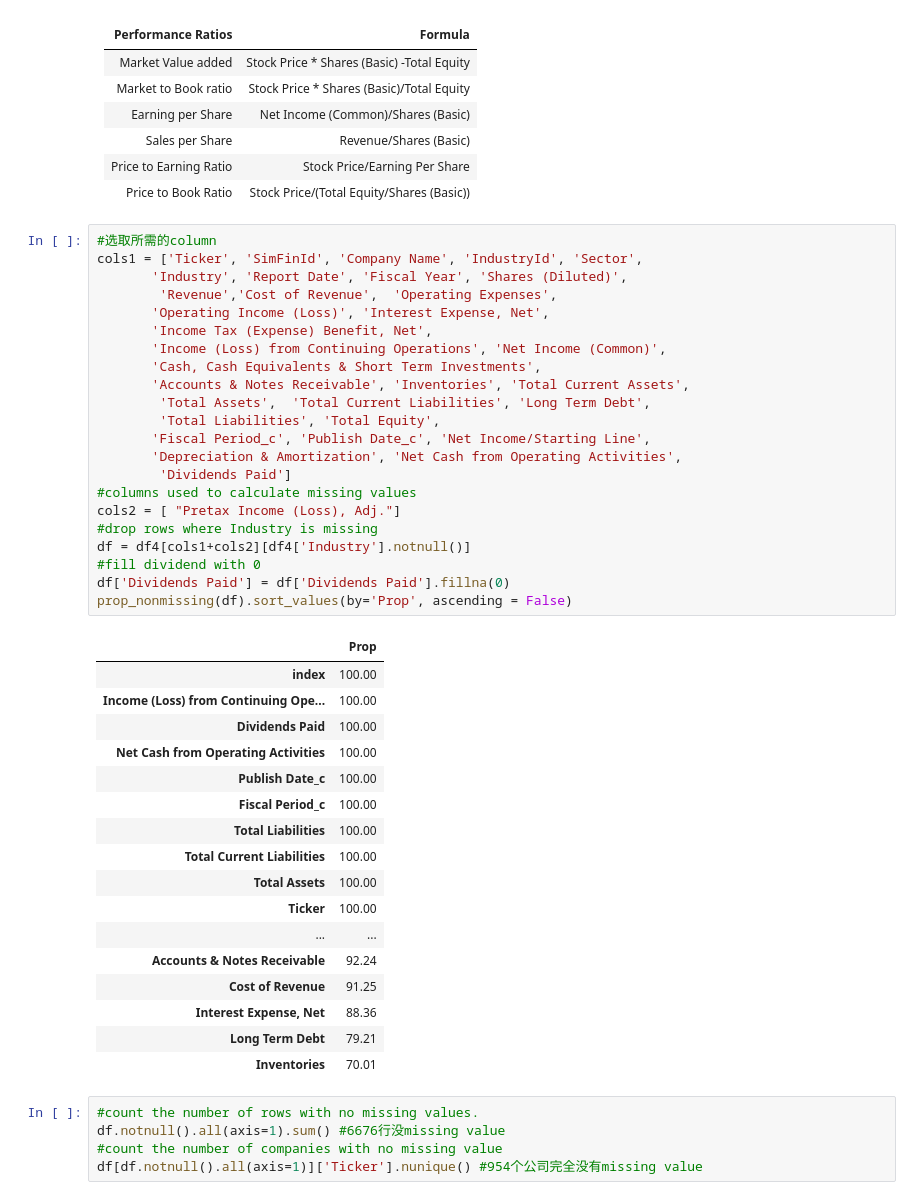
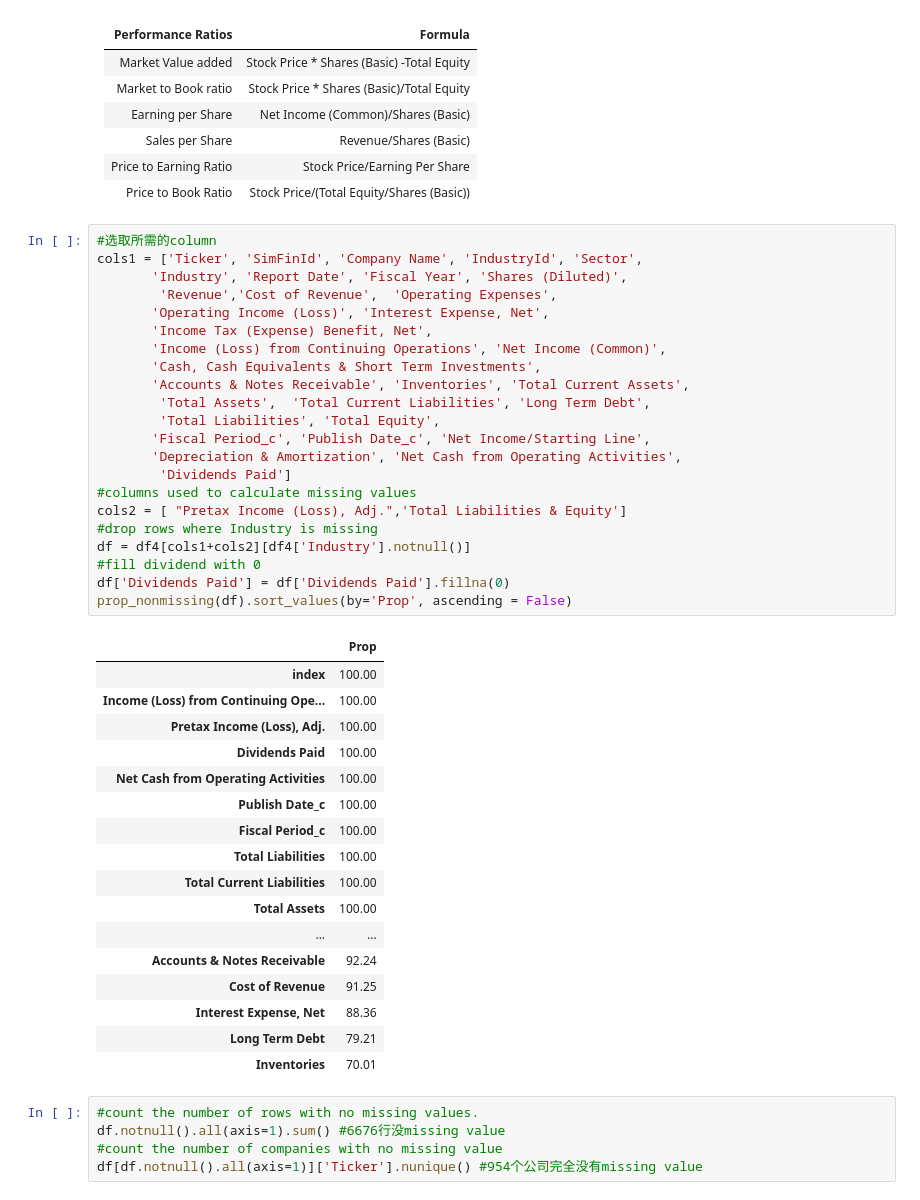
Before and after one commit to chengxinru/capstone_repository, a Jupyter notebook: code/Compute_ratios.ipynb, the cells around one changed output. Drawn from its saved outputs; the diff is of its cells as text.

Commit message:
fill equity

```diff
--- a/code/Compute_ratios.ipynb
+++ b/code/Compute_ratios.ipynb
@@ -287,29 +287,30 @@ Index(['Ticker', 'SimFinId', 'Company Name', 'IndustryId', 'Sector',
 # %%
 #选取所需的column
 cols1 = ['Ticker', 'SimFinId', 'Company Name', 'IndustryId', 'Sector',
        'Industry', 'Report Date', 'Fiscal Year', 'Shares (Diluted)',
         'Revenue','Cost of Revenue',  'Operating Expenses',
        'Operating Income (Loss)', 'Interest Expense, Net',
        'Income Tax (Expense) Benefit, Net',
        'Income (Loss) from Continuing Operations', 'Net Income (Common)',
        'Cash, Cash Equivalents & Short Term Investments',
        'Accounts & Notes Receivable', 'Inventories', 'Total Current Assets',
         'Total Assets',  'Total Current Liabilities', 'Long Term Debt',
         'Total Liabilities', 'Total Equity',
        'Fiscal Period_c', 'Publish Date_c', 'Net Income/Starting Line',
        'Depreciation & Amortization', 'Net Cash from Operating Activities',
         'Dividends Paid']
 #columns used to calculate missing values
-cols2 = [ "Pretax Income (Loss), Adj."]
+cols2 = [ "Pretax Income (Loss), Adj.",'Total Liabilities & Equity']
 #drop rows where Industry is missing
 df = df4[cols1+cols2][df4['Industry'].notnull()]
 #fill dividend with 0
 df['Dividends Paid'] = df['Dividends Paid'].fillna(0)
 prop_nonmissing(df).sort_values(by='Prop', ascending = False)
 # %% [output]
 |  | Prop |
 | index | 100.00 |
 | Income (Loss) from Continuing Ope... | 100.00 |
+| Pretax Income (Loss), Adj. | 100.00 |
 | Dividends Paid | 100.00 |
 | Net Cash from Operating Activities | 100.00 |
 | Publish Date_c | 100.00 |
@@ -317,7 +318,6 @@ prop_nonmissing(df).sort_values(by='Prop', ascending = False)
 | Total Liabilities | 100.00 |
 | Total Current Liabilities | 100.00 |
 | Total Assets | 100.00 |
-| Ticker | 100.00 |
 | ... | ... |
 | Accounts & Notes Receivable | 92.24 |
 | Cost of Revenue | 91.25 |
```
Also changed, not shown: parts of 3 cells of this notebook.
